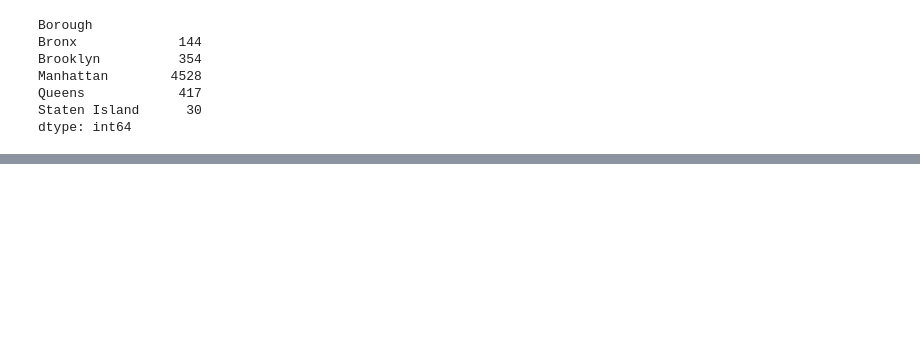
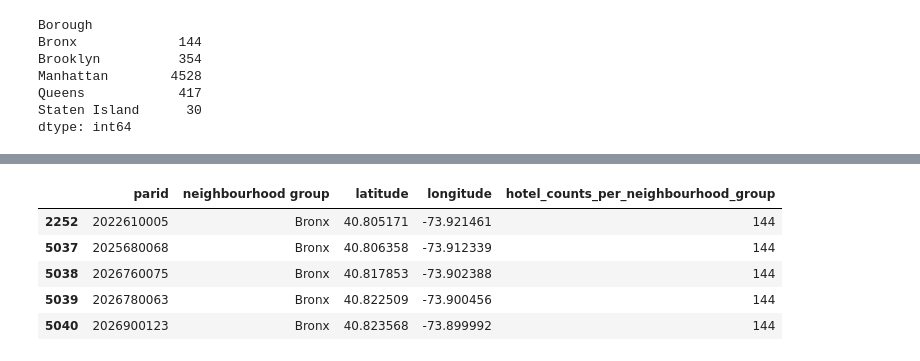
Before and after one commit to KerelOlivier/Visualization_Assignment, a Jupyter notebook: exploration/hotel_exploration.ipynb, the cells around one changed output, grey strips where cells are left out. Cells and saved outputs as stored; diff of their text form; code cells hidden in the pictures; blank space fills up the shorter version.

```diff
--- a/exploration/hotel_exploration.ipynb
+++ b/exploration/hotel_exploration.ipynb
@@ -241,5 +241,4 @@ Staten Island      30
 dtype: int64
 # %%
 df_hotel_sorted = df_hotel_clean_2.sort_values(by=['Borough'], inplace=False)
-df_hotel_sorted1 = df_hotel_sorted.rename({'Borough': 'neighbourhood group', 'Latitude': 'latitude', 'Longitude':'longitude'}, axis=1)
-df_hotel_sorted1.to_csv('../data/Hotels_clean_sorted.csv')
+df_hotel_sorted1 = df_hotel_sorted.rename({'PARID': 'parid', 'Borough': 'neighbourhood group', 'Latitude': 'latitude', 'Longitude':'longitude'}, axis=1)
@@ -245,0 +250,11 @@ df_hotel_sorted1.to_csv('../data/Hotels_clean_sorted.csv')
+# %%
+df_hotel_sorted1['hotel_counts_per_neighbourhood_group'] = df_hotel_sorted1.groupby('neighbourhood group')['neighbourhood group'].transform('count')
+# %%
+df_hotel_sorted1.head()
+# %% [output]
+|  | parid | neighbourhood group | latitude | longitude | hotel_counts_per_neighbourhood_group |
+| 2252 | 2022610005 | Bronx | 40.805171 | -73.921461 | 144 |
+| 5037 | 2025680068 | Bronx | 40.806358 | -73.912339 | 144 |
+| 5038 | 2026760075 | Bronx | 40.817853 | -73.902388 | 144 |
+| 5039 | 2026780063 | Bronx | 40.822509 | -73.900456 | 144 |
+| 5040 | 2026900123 | Bronx | 40.823568 | -73.899992 | 144 |
```
Also changed, not shown: parts of 9 cells of this notebook, 1 other file.
